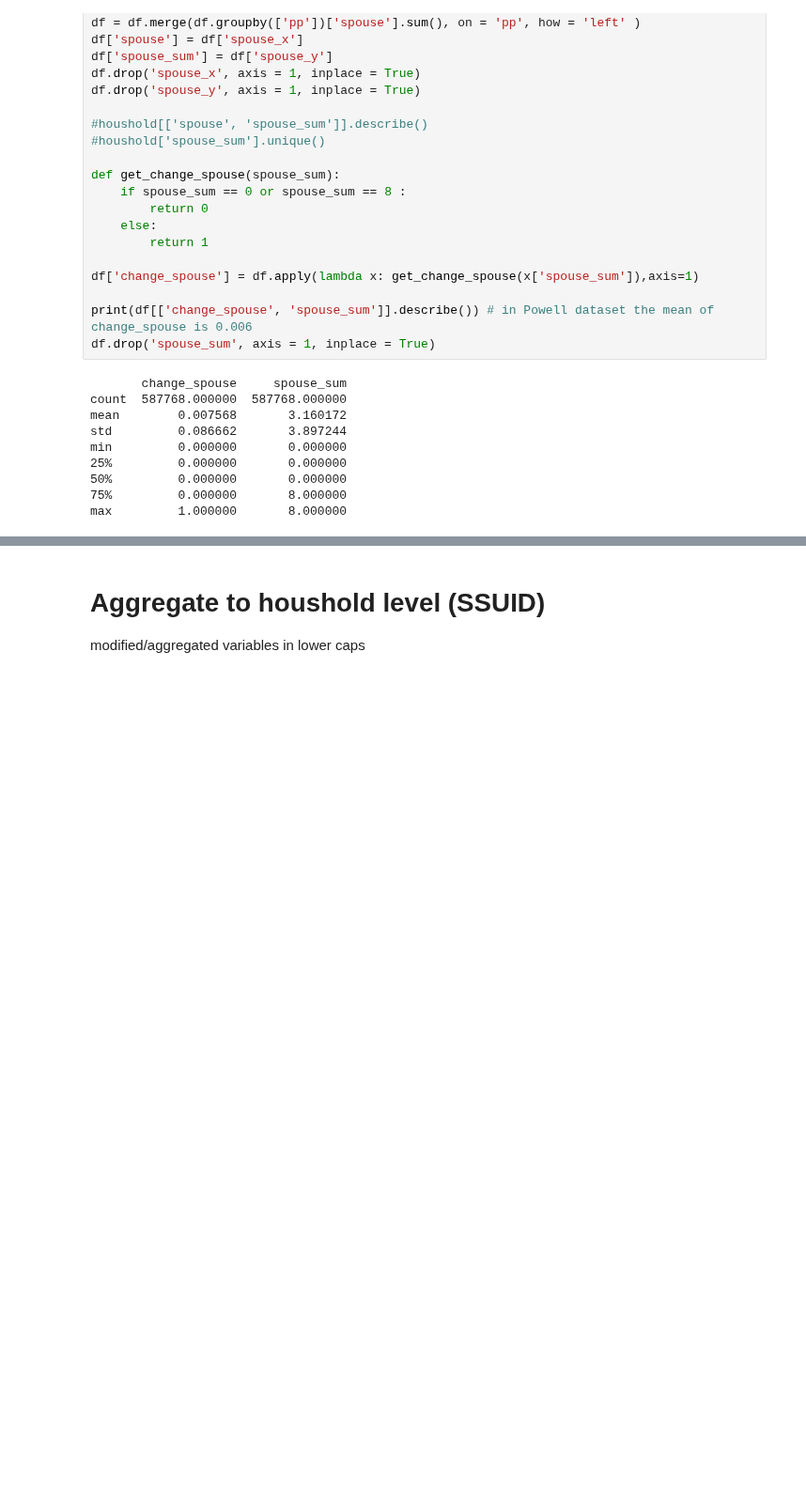
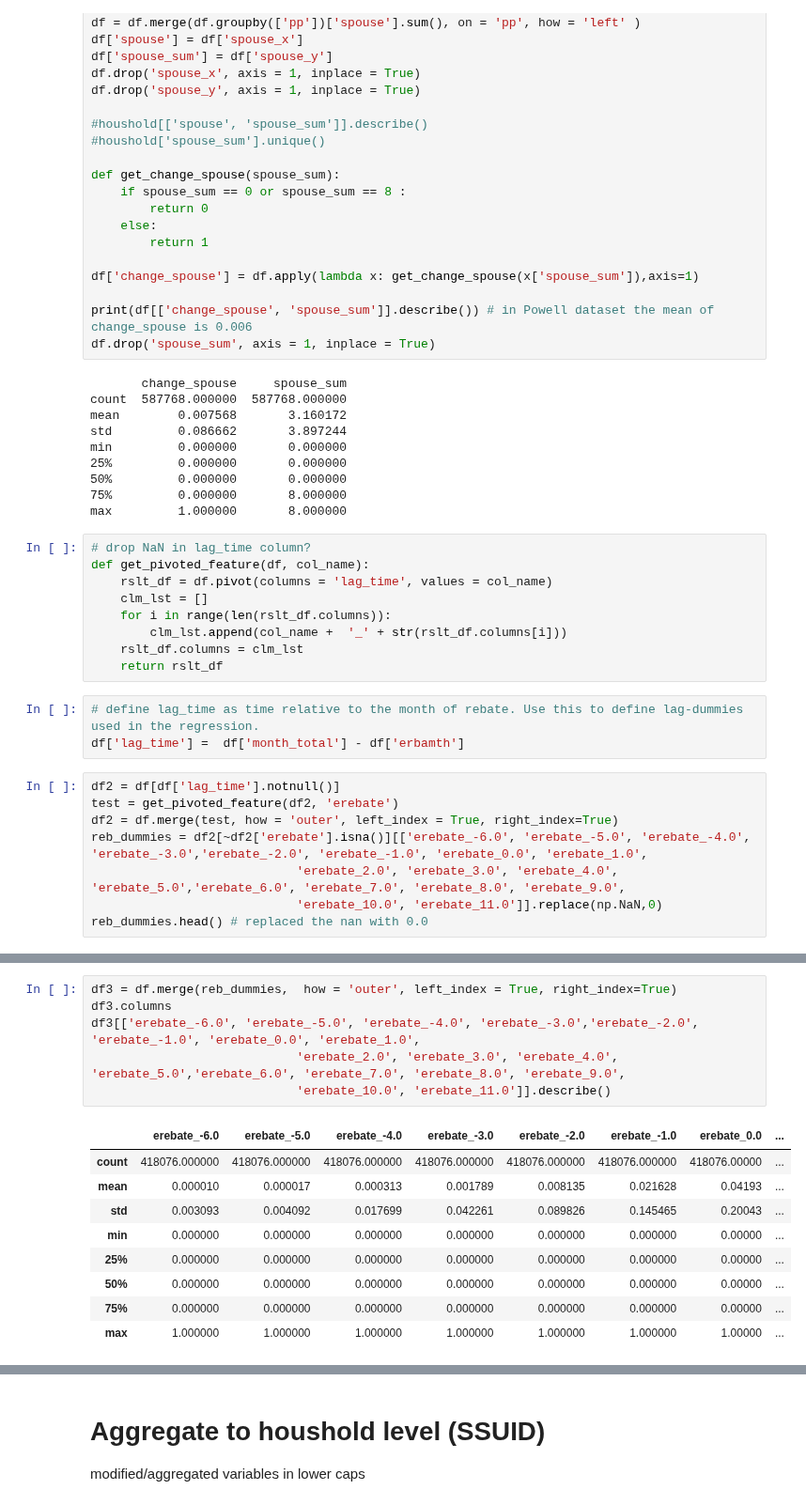
Before and after one commit to MaxDerWeber/MasterThesis, a Jupyter notebook: Data.ipynb, the cells around one changed output, grey strips where cells are left out. Shown at 94% size. Drawn from its saved outputs; the diff is of its cells as text; blank space fills up the shorter version.

Commit message:
Setup initial FE regression model.

```diff
--- a/Data.ipynb
+++ b/Data.ipynb
@@ -264,3 +264,23 @@ min         0.000000       0.000000
 50%         0.000000       0.000000
 75%         0.000000       8.000000
 max         1.000000       8.000000
+# %%
+# drop NaN in lag_time column?
+def get_pivoted_feature(df, col_name):
+    rslt_df = df.pivot(columns = 'lag_time', values = col_name)
+    clm_lst = []
+    for i in range(len(rslt_df.columns)):
+        clm_lst.append(col_name +  '_' + str(rslt_df.columns[i]))
+    rslt_df.columns = clm_lst
+    return rslt_df
+# %%
+# define lag_time as time relative to the month of rebate. Use this to define lag-dummies used in the regression.
+df['lag_time'] =  df['month_total'] - df['erbamth']
+# %%
+df2 = df[df['lag_time'].notnull()]
+test = get_pivoted_feature(df2, 'erebate')
+df2 = df.merge(test, how = 'outer', left_index = True, right_index=True)
+reb_dummies = df2[~df2['erebate'].isna()][['erebate_-6.0', 'erebate_-5.0', 'erebate_-4.0', 'erebate_-3.0','erebate_-2.0', 'erebate_-1.0', 'erebate_0.0', 'erebate_1.0',
+                            'erebate_2.0', 'erebate_3.0', 'erebate_4.0', 'erebate_5.0','erebate_6.0', 'erebate_7.0', 'erebate_8.0', 'erebate_9.0',
+                            'erebate_10.0', 'erebate_11.0']].replace(np.NaN,0)
+reb_dummies.head() # replaced the nan with 0.0
@@ -266,0 +294,16 @@ max         1.000000       8.000000
+# %%
+df3 = df.merge(reb_dummies,  how = 'outer', left_index = True, right_index=True)
+df3.columns
+df3[['erebate_-6.0', 'erebate_-5.0', 'erebate_-4.0', 'erebate_-3.0','erebate_-2.0', 'erebate_-1.0', 'erebate_0.0', 'erebate_1.0',
+                            'erebate_2.0', 'erebate_3.0', 'erebate_4.0', 'erebate_5.0','erebate_6.0', 'erebate_7.0', 'erebate_8.0', 'erebate_9.0',
+                            'erebate_10.0', 'erebate_11.0']].describe()
+# %% [output]
+|  | erebate_-6.0 | erebate_-5.0 | erebate_-4.0 | erebate_-3.0 | erebate_-2.0 | erebate_-1.0 | erebate_0.0 | ... |
+| count | 418076.000000 | 418076.000000 | 418076.000000 | 418076.000000 | 418076.000000 | 418076.000000 | 418076.00000 | ... |
+| mean | 0.000010 | 0.000017 | 0.000313 | 0.001789 | 0.008135 | 0.021628 | 0.04193 | ... |
+| std | 0.003093 | 0.004092 | 0.017699 | 0.042261 | 0.089826 | 0.145465 | 0.20043 | ... |
+| min | 0.000000 | 0.000000 | 0.000000 | 0.000000 | 0.000000 | 0.000000 | 0.00000 | ... |
+| 25% | 0.000000 | 0.000000 | 0.000000 | 0.000000 | 0.000000 | 0.000000 | 0.00000 | ... |
+| 50% | 0.000000 | 0.000000 | 0.000000 | 0.000000 | 0.000000 | 0.000000 | 0.00000 | ... |
+| 75% | 0.000000 | 0.000000 | 0.000000 | 0.000000 | 0.000000 | 0.000000 | 0.00000 | ... |
+| max | 1.000000 | 1.000000 | 1.000000 | 1.000000 | 1.000000 | 1.000000 | 1.00000 | ... |
```
Also changed, not shown: parts of 8 cells of this notebook.
